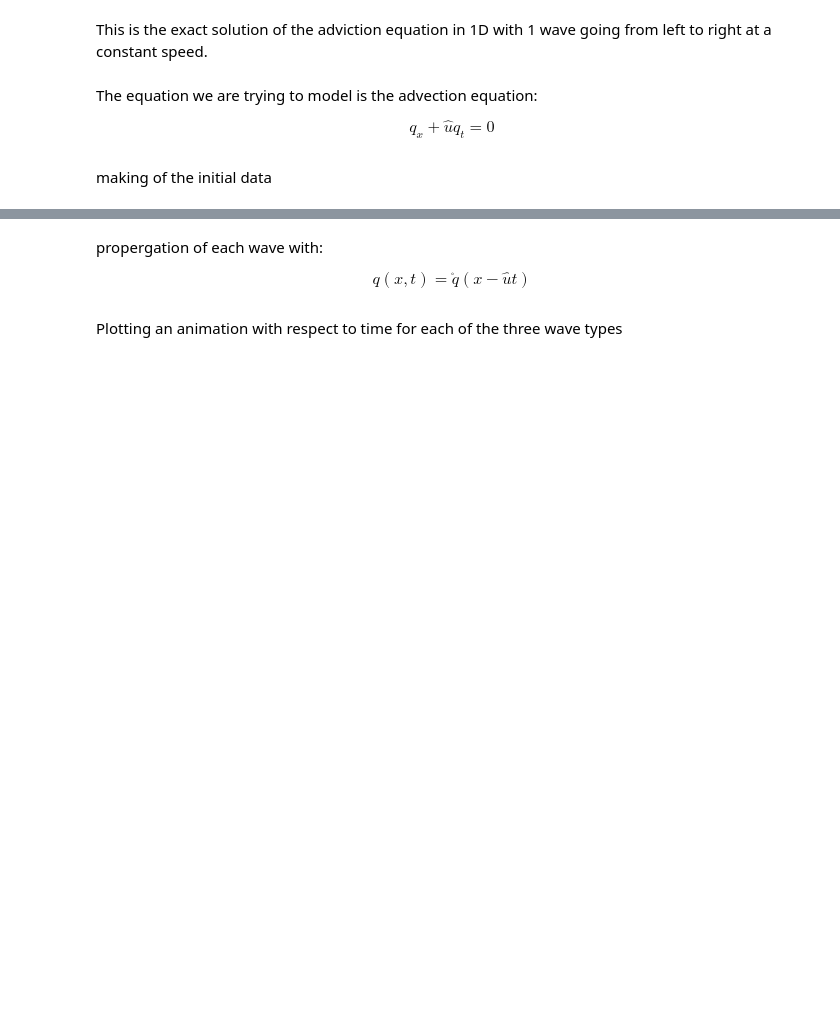
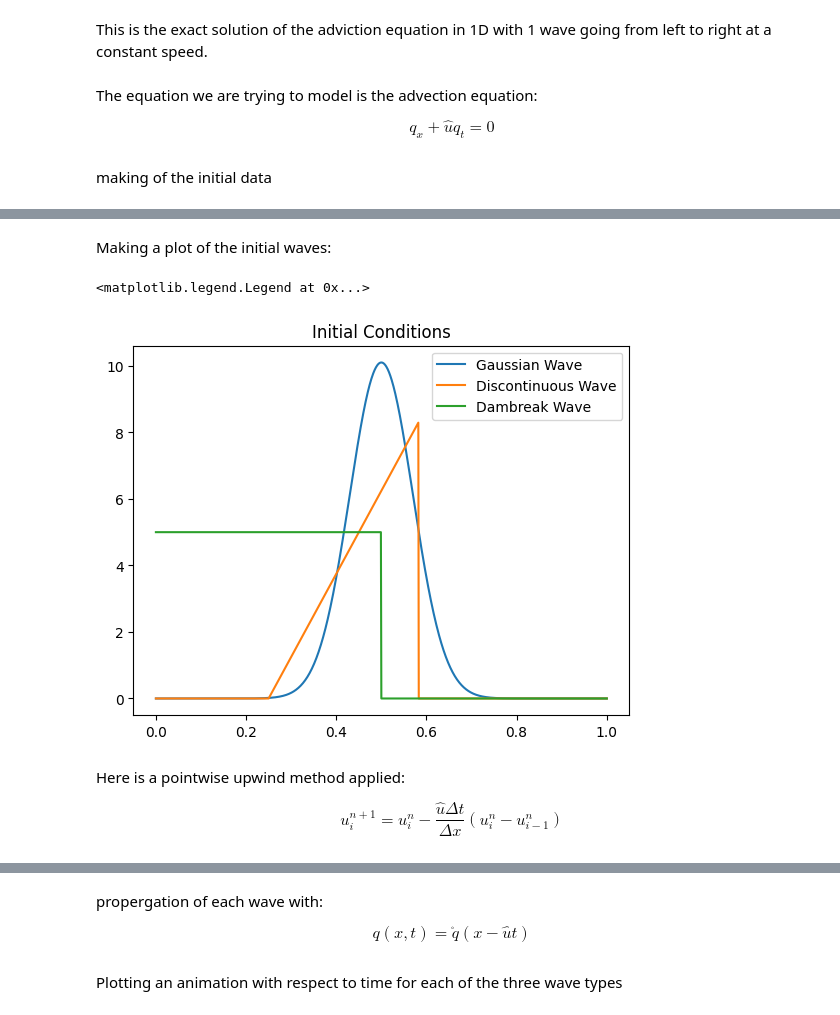
Before and after one commit to s204496/code_for_bachelor, a Jupyter notebook: 1D_advection_exact.ipynb, the cells around one changed output, grey strips where cells are left out. Saved outputs shown, nothing was run; the diff lists cells and outputs as text; code cells hidden in the pictures; blank space fills up the shorter version.

```diff
--- a/1D_advection_exact.ipynb
+++ b/1D_advection_exact.ipynb
@@ -50,0 +51,34 @@ Text(0.5, 1.0, 'Initial Conditions')
+# %%
+# write 0 below for discontinuous wave, 1 for gaussian wave and 2 for dambreak wave
+current_wave = 1
+# defining initial-condition for a discontinuous wave
+initial_dis_wave = np.zeros(Nx_points)
+for i in range(0,Nx_points//3):
+    initial_dis_wave[int(Nx_points/4)+i] = i*(25/Nx_points)
+# defining initial for a gaussian wave
+sigma = 0.07
+mu = 0.5
+initial_gaus_wave =1/(sigma*np.sqrt(2))*np.exp(-0.5*((Ax_points-mu)/sigma)**2)
+
+higher_dam_break_v = 5.0
+# defining initial for a dambreak wave
+initial_dam_break = np.zeros(Nx_points)
+for i in range(0,int(Nx_points//2)):
+    initial_dam_break[i] = higher_dam_break_v
+# %% [markdown]
+Making a plot of the initial waves:
+# %%
+waves = [initial_dis_wave, initial_gaus_wave, initial_dam_break]
+#plot initial waves and make sure CFL condition is satisfied
+plt.plot(Ax_points,initial_gaus_wave, label = 'Gaussian Wave')
+plt.plot(Ax_points,initial_dis_wave, label = 'Discontinuous Wave')
+plt.plot(Ax_points,initial_dam_break, label = 'Dambreak Wave')
+plt.title('Initial Conditions')
+plt.legend()
+# %% [output]
+<matplotlib.legend.Legend at 0x...>
+[figure, added]
+# %% [markdown]
+Here is a pointwise upwind method applied:
+
+$$u_i^{n+1}=u_i^n-\frac{\hat{u}\Delta t}{\Delta x}(u_i^n-u_{i-1}^n)$$
```
Also changed, not shown: parts of 27 cells of this notebook, 4 other files.
